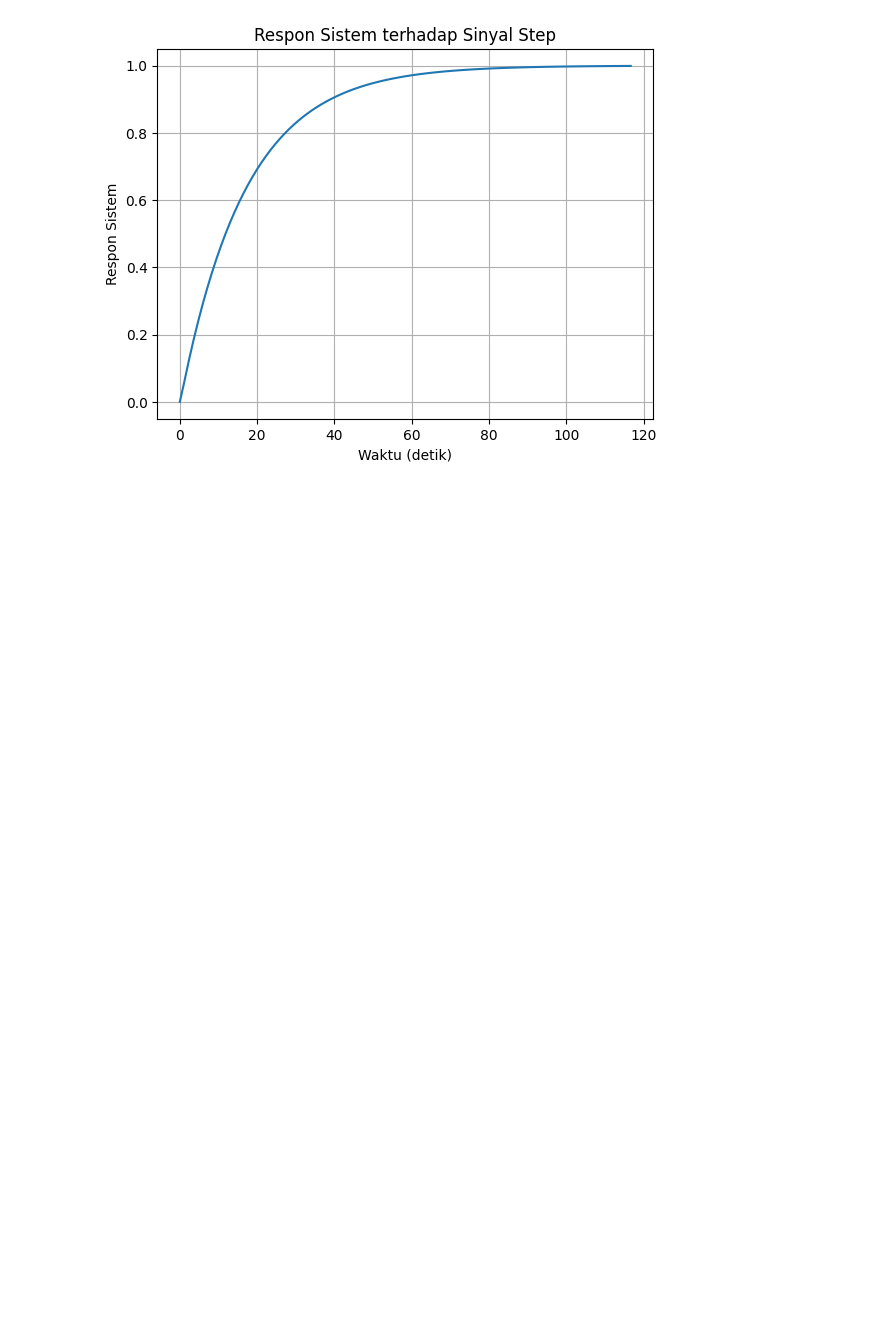
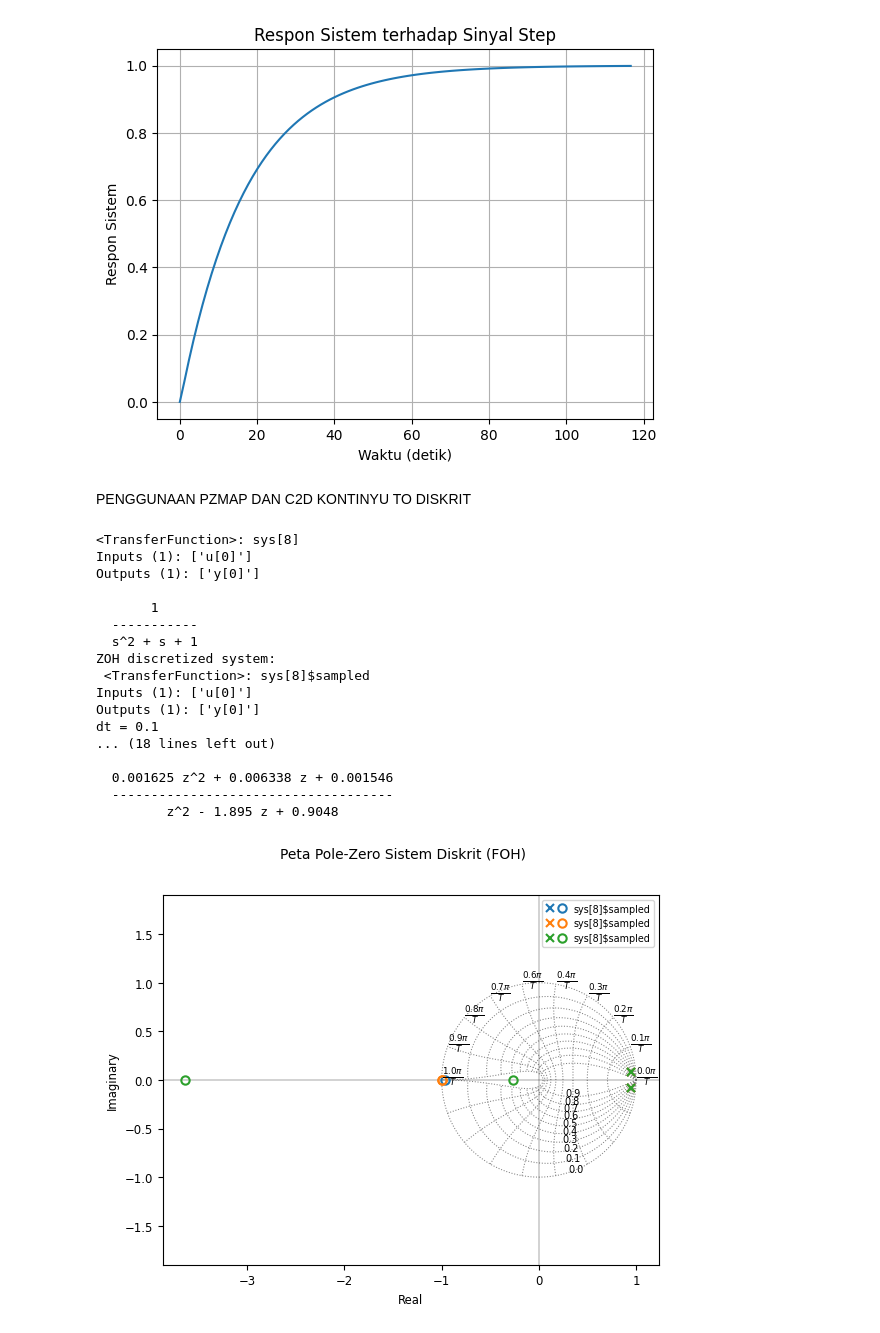
Before and after one commit to TEKNISIWIBU/control-system, a Jupyter notebook: sistem_kendali.ipynb, the cells around one changed output. Saved outputs shown, nothing was run; the diff lists cells and outputs as text; code cells hidden in the pictures; blank space fills up the shorter version.

```diff
--- a/sistem_kendali.ipynb
+++ b/sistem_kendali.ipynb
@@ -62,3 +62,43 @@ Outputs (1): ['y[0]']
   ----------------
   2 s^2 + 17 s + 1
 [figure]
+# %% [markdown]
+PENGGUNAAN PZMAP DAN C2D KONTINYU TO DISKRIT
+# %%
+num = np.array([1])
+den = np.array([1, 1, 1])
+tf_2 = ctl.tf(num, den)
+print(tf_2)
+
+# menampilkan respon sistem — discretize with ZOH and Tustin (bilinear) and compare
+sysd_zoh = ctl.c2d(tf_2, 0.1, method='zoh')
+print("ZOH discretized system:\n", sysd_zoh)
+sysd_tustin = ctl.c2d(tf_2, 0.1, method='tustin')
+print("Tustin (bilinear) discretized system:\n", sysd_tustin)
+sysd_foh = ctl.c2d(tf_2, 0.1, method='foh')
+print("FOH discretized system:\n", sysd_foh)
+
+# plot pole-zero maps for both discrete systems (pzmap does not accept 'method' keyword)
+pzmap_zoh = ctl.pzmap(sysd_zoh, plot=True, title='Peta Pole-Zero Sistem Diskrit (ZOH)', grid=True)
+pzmap_tustin = ctl.pzmap(sysd_tustin, plot=True, title='Peta Pole-Zero Sistem Diskrit (Tustin)', grid=True)
+pzmap_foh = ctl.pzmap(sysd_foh, plot=True, title='Peta Pole-Zero Sistem Diskrit (FOH)', grid=True)
+plt.show()
+# %% [output]
+<TransferFunction>: sys[8]
+Inputs (1): ['u[0]']
+Outputs (1): ['y[0]']
+
+       1
+  -----------
+  s^2 + s + 1
+ZOH discretized system:
+ <TransferFunction>: sys[8]$sampled
+Inputs (1): ['u[0]']
+Outputs (1): ['y[0]']
+dt = 0.1
+... (18 lines left out)
+
+  0.001625 z^2 + 0.006338 z + 0.001546
+  ------------------------------------
+         z^2 - 1.895 z + 0.9048
+[figure, added]
```
Also changed, not shown: parts of 10 cells of this notebook.
